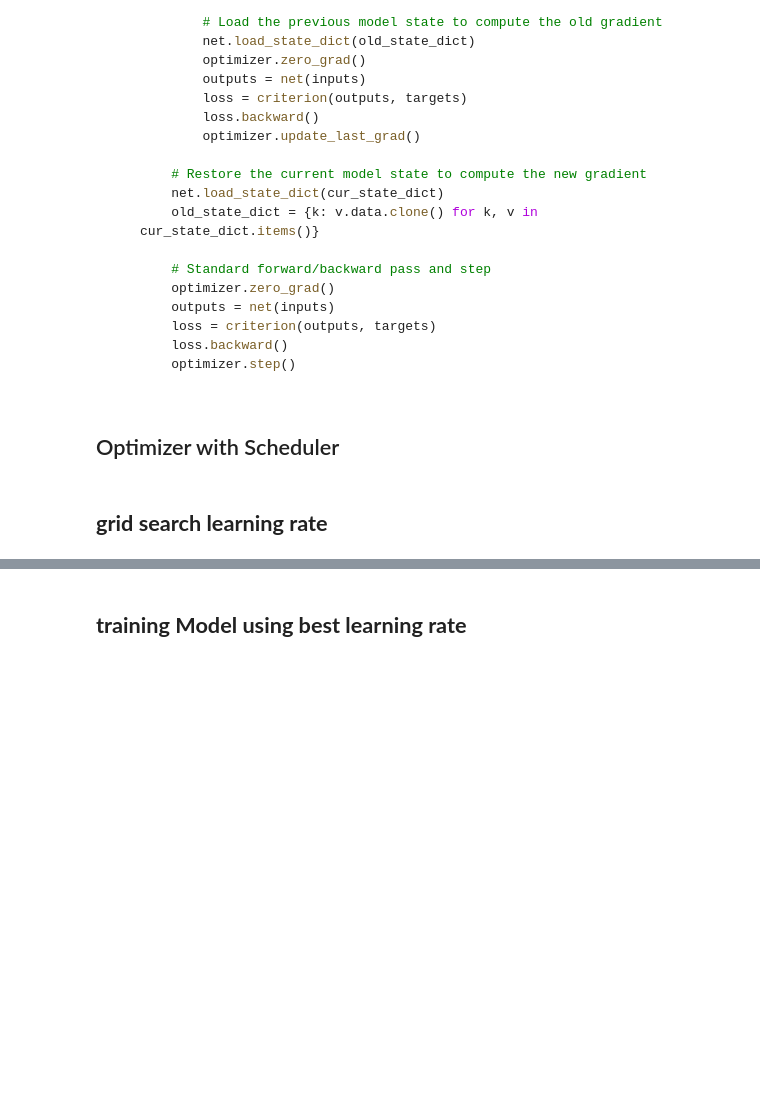
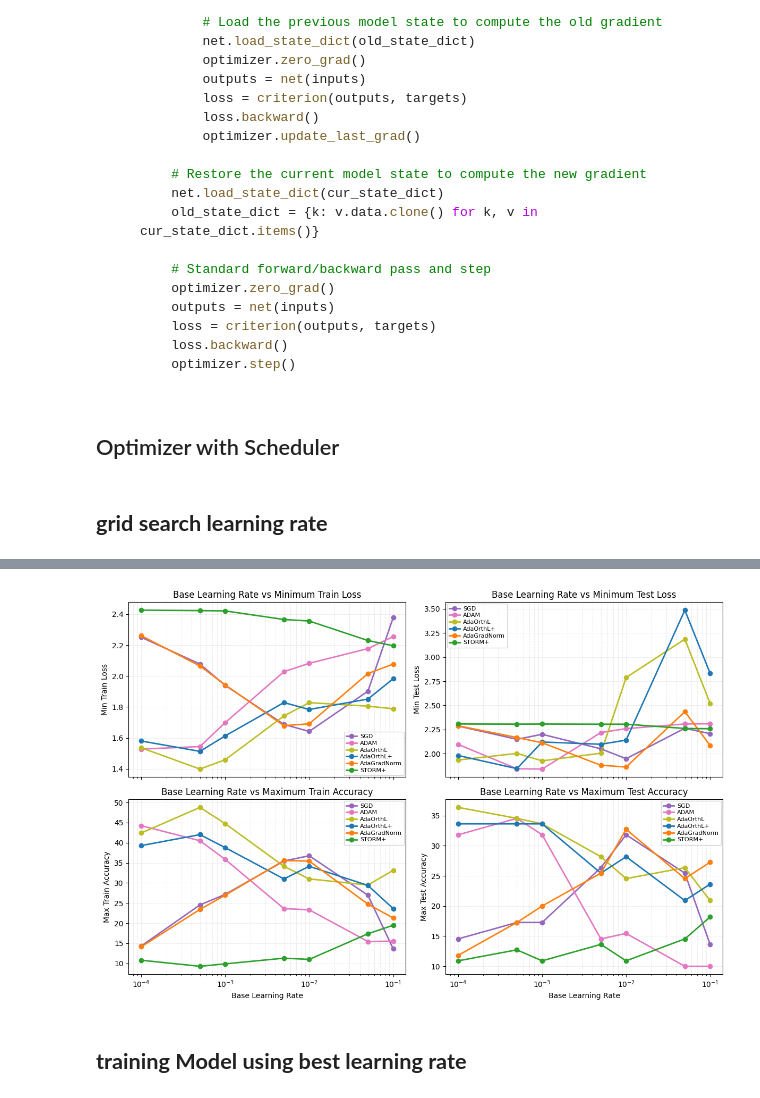
Before and after one commit to RayCyder/Intro, a Jupyter notebook: ResNet_Implementation_on_CIFAR10_2.ipynb, the cells around one changed output, grey strips where cells are left out. Drawn from its saved outputs; the diff is of its cells as text; code cells hidden in the pictures; blank space fills up the shorter version.

Commit message:
modify plot

```diff
--- a/ResNet_Implementation_on_CIFAR10_2.ipynb
+++ b/ResNet_Implementation_on_CIFAR10_2.ipynb
@@ -1497,8 +1548,8 @@ def get_or_run_grid_search(
     force_rerun: bool = False,
 ):
     """
-    Returns: best_lr (float), losses (list[float])
-    Assumes grid_search_val_no_earlystop(opt_fn) returns (best_lr, losses).
+    Returns: best_lr (float), all_results (dict)
+    Assumes grid_search_val_no_earlystop(opt_fn) returns (best_lr, losses, all_results).
     """
     path = grid_cache_path(cache_dir, optimizer_name, random_seed, tag)
 
@@ -1517,7 +1568,7 @@ def get_or_run_grid_search(
         # basic compatibility check
         if cached.get("meta") == meta:
             print(f"[CACHE HIT] {optimizer_name} seed={random_seed} -> {path}")
-            return float(cached["best_lr"]), _to_float_list(cached["losses"])
+            return float(cached["best_lr"]) , cached["all_results"]
         else:
             print(f"[CACHE MISMATCH] {optimizer_name} seed={random_seed} -> rerun\n"
                   f"  cached meta: {cached.get('meta')}\n"
@@ -1528,18 +1579,18 @@ def get_or_run_grid_search(
     # IMPORTANT: you must set seeds BEFORE calling grid_search_val_no_earlystop
     # set_seed(random_seed)  # <- your seed function here
 
-    best_lr, losses = grid_search_val_no_earlystop(opt_fn,learning_rates,train_object)
+    best_lr, all_results = grid_search_val_no_earlystop(opt_fn,learning_rates,train_object)
 
     payload = {
         "meta": meta,
         "best_lr": float(best_lr),
-        "losses": _to_float_list(losses),
-        "saved_at": datetime.now().isoformat(timespec="seconds"),
+        "all_results": all_results,
+        "save_at": datetime.now().isoformat(),
     }
     save_grid_result(path, payload)
     print(f"[SAVED] {optimizer_name} seed={random_seed} -> {path}")
 
-    return float(best_lr), _to_float_list(losses)
+    return float(best_lr), all_results
 # %%
 import numpy as np
 import matplotlib.pyplot as plt
@@ -1592,3 +1741,13 @@ plt.show()
+# %%
+plot_lr_sweep_2x2_by_method(
+    all_result=results,
+    learning_rates=learning_rates,
+    colors=colors,
+    save_path="lr_sweep_2x2.png",
+    x_log=True
+)
+# %% [output]
+[figure, added]
 # %% [markdown]
 ## **training Model  using best learning rate**
 # %%
```
Also changed, not shown: parts of 16 cells of this notebook.
